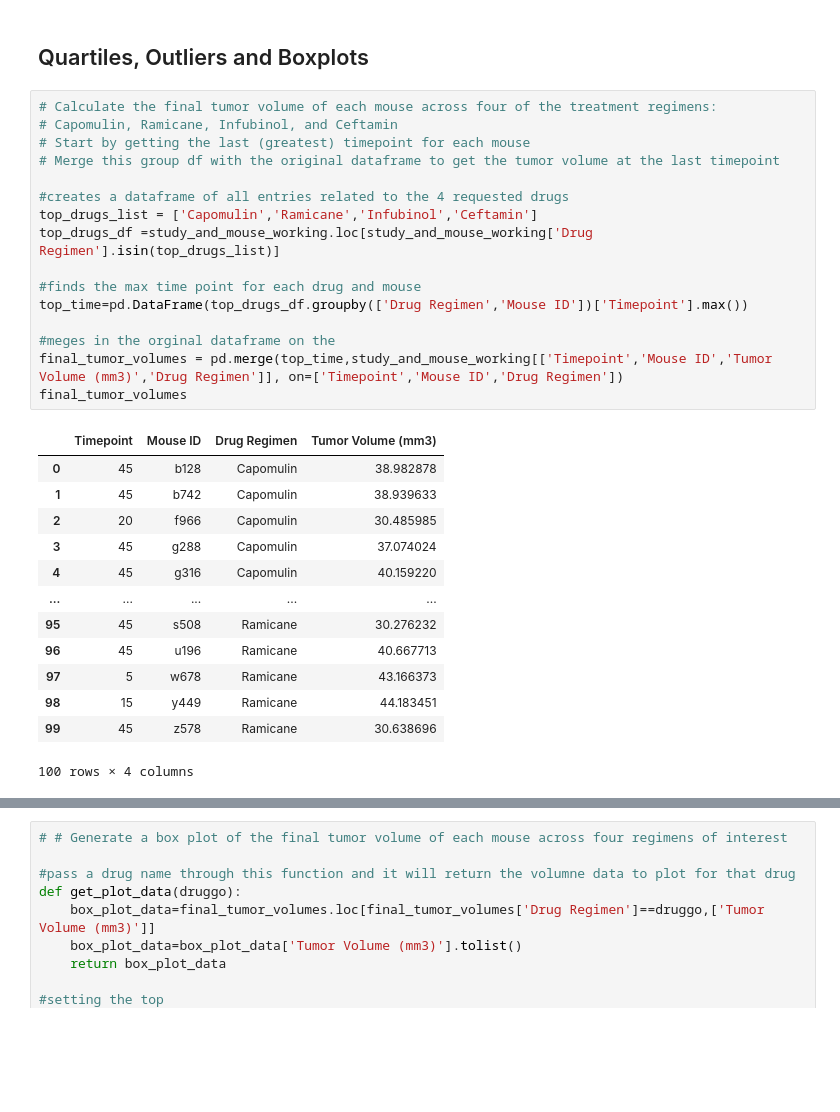
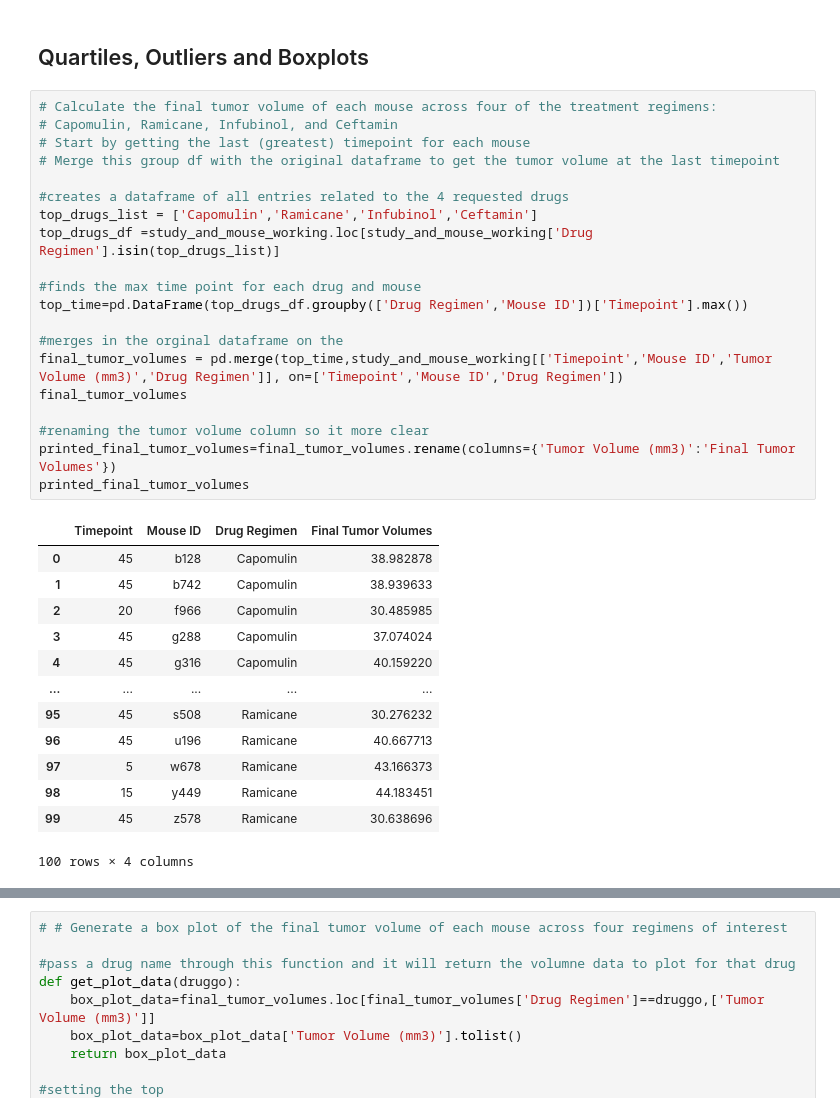
Before and after one commit to travisb98/Plotting_Pharmaceutical_Data, a Jupyter notebook: Pymaceuticals/pymaceuticals_starter.ipynb, the cells around one changed output, grey strips where cells are left out. Saved outputs shown, nothing was run; the diff lists cells and outputs as text; blank space fills up the shorter version.

```diff
--- a/Pymaceuticals/pymaceuticals_starter.ipynb
+++ b/Pymaceuticals/pymaceuticals_starter.ipynb
@@ -178,21 +186,25 @@ plt.show()
 # %%
 # Calculate the final tumor volume of each mouse across four of the treatment regimens:
 # Capomulin, Ramicane, Infubinol, and Ceftamin
 # Start by getting the last (greatest) timepoint for each mouse
 # Merge this group df with the original dataframe to get the tumor volume at the last timepoint
 
 #creates a dataframe of all entries related to the 4 requested drugs
 top_drugs_list = ['Capomulin','Ramicane','Infubinol','Ceftamin']
 top_drugs_df =study_and_mouse_working.loc[study_and_mouse_working['Drug Regimen'].isin(top_drugs_list)]
 
 #finds the max time point for each drug and mouse
 top_time=pd.DataFrame(top_drugs_df.groupby(['Drug Regimen','Mouse ID'])['Timepoint'].max())
 
-#meges in the orginal dataframe on the
+#merges in the orginal dataframe on the
 final_tumor_volumes = pd.merge(top_time,study_and_mouse_working[['Timepoint','Mouse ID','Tumor Volume (mm3)','Drug Regimen']], on=['Timepoint','Mouse ID','Drug Regimen'])
 final_tumor_volumes
+
+#renaming the tumor volume column so it more clear
+printed_final_tumor_volumes=final_tumor_volumes.rename(columns={'Tumor Volume (mm3)':'Final Tumor Volumes'})
+printed_final_tumor_volumes
 # %% [output]
-|  | Timepoint | Mouse ID | Drug Regimen | Tumor Volume (mm3) |
+|  | Timepoint | Mouse ID | Drug Regimen | Final Tumor Volumes |
 | 0 | 45 | b128 | Capomulin | 38.982878 |
 | 1 | 45 | b742 | Capomulin | 38.939633 |
 | 2 | 20 | f966 | Capomulin | 30.485985 |
```
Also changed, not shown: parts of 8 cells of this notebook.
